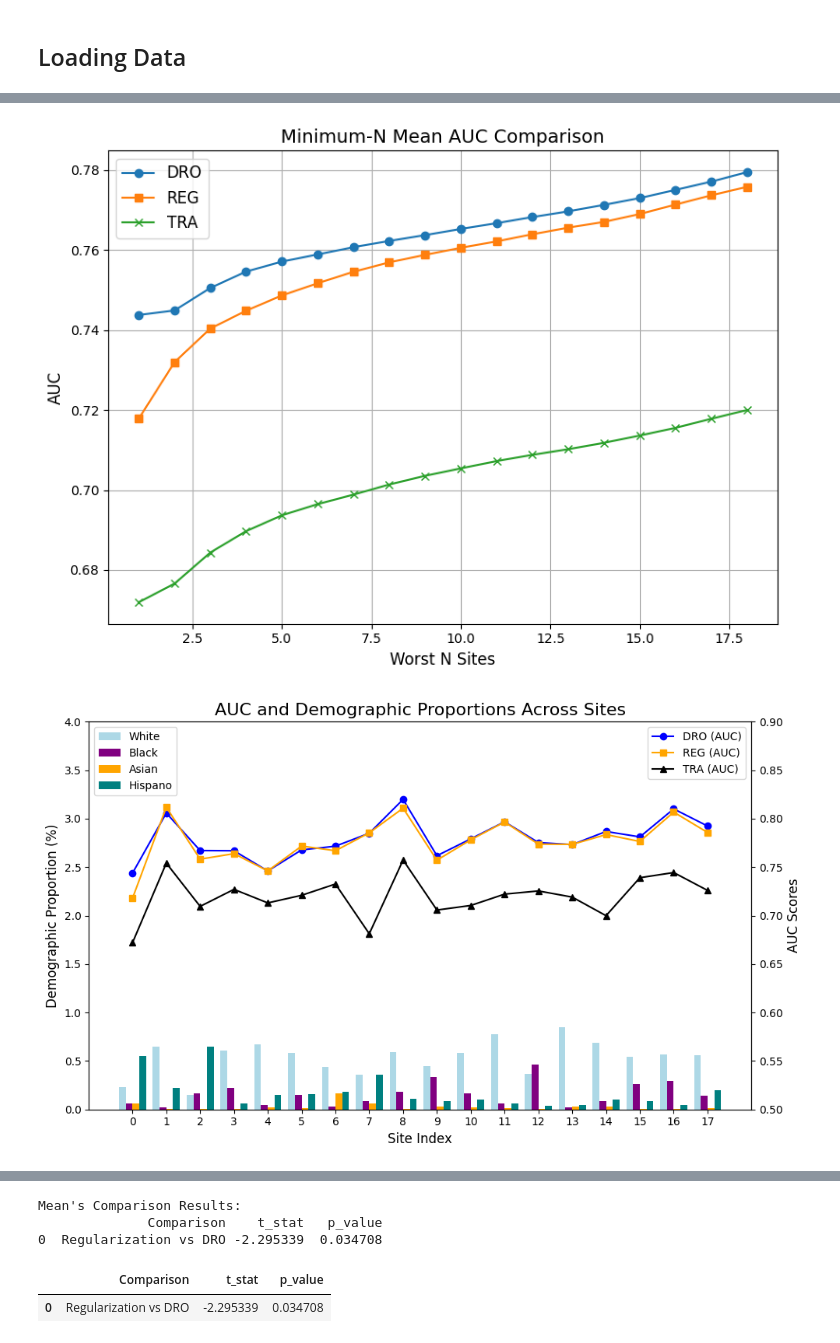
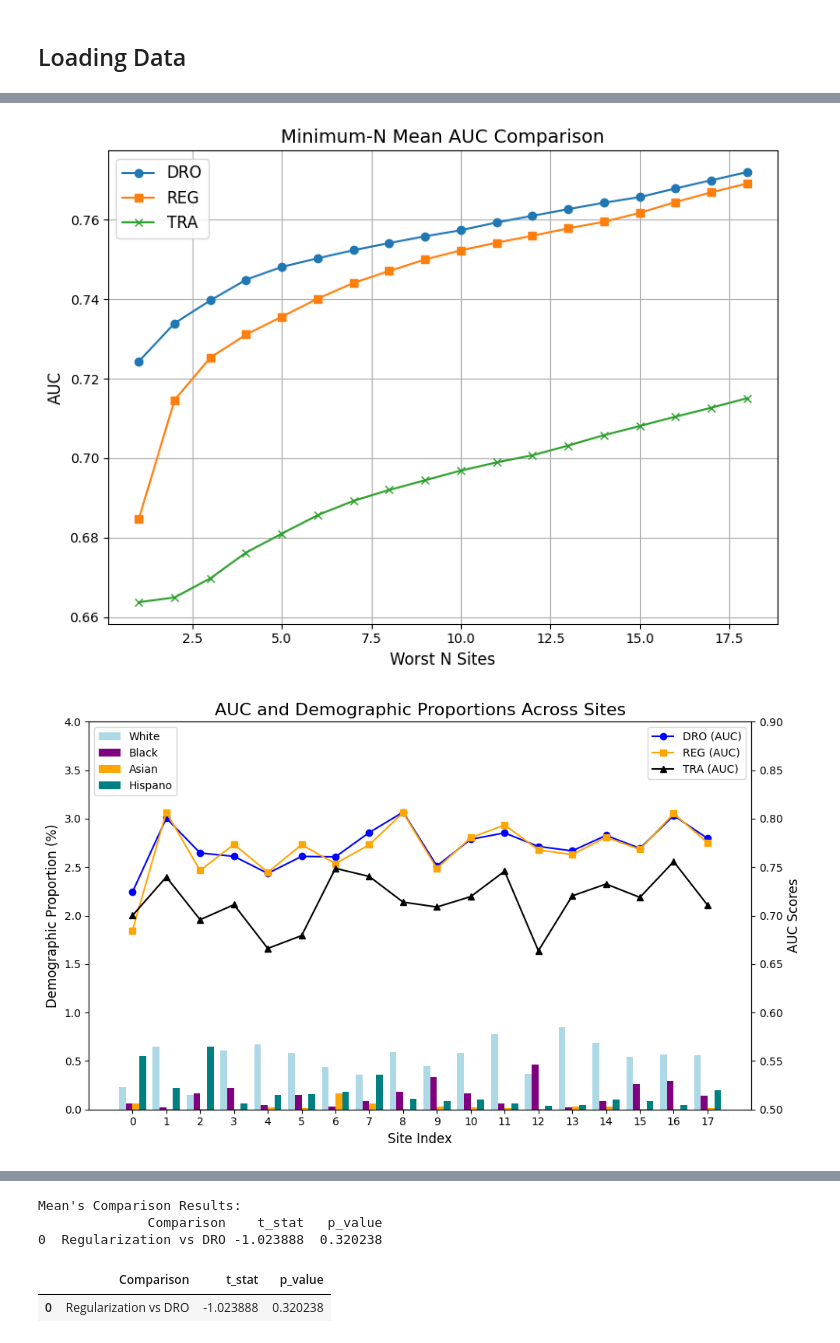
Before and after one commit to AllenGao1109/DRO_prediction, a Jupyter notebook: one_site_train_other_validate.ipynb, the cells around one changed output, grey strips where cells are left out. Drawn from its saved outputs; the diff is of its cells as text; code cells hidden in the pictures.

```diff
--- a/one_site_train_other_validate.ipynb
+++ b/one_site_train_other_validate.ipynb
@@ -170,23 +217,27 @@ DRO
 # %%
 from src.utils_plot import plot_auc_demographic_comparison
-hist_dro = dro_auc
-x_values = list(range(0, len(hist_dro) ))
+trad_auc = trad_results["auc_all"]
+reg_auc = reg_results["auc_all"]
+dro_auc = dro_results["auc_all"]
+reg_white = reg_results["auc_non_white"]
+dro_white = dro_results["auc_non_white"]
+x_values = list(range(0, len(dro_auc) ))
 bar_width = 0.2
 color = ['lightblue', 'purple', 'teal', 'orange', 'lightgray']
 plot_auc_demographic_comparison(
     trad_auc,
     reg_auc,
     dro_auc,
     reg_white,
     dro_white,
     white_proportion,
     black_proportion,
     asian_proportion,
     hispano_proportion,
     other_proportion,
     filtered_list,
     white_only=False
 )
 # %% [output]
-[figure, old version]
+[figure, new version]
-[figure, old version]
+[figure, new version]
@@ -194,5 +245,5 @@ plot_auc_demographic_comparison(
 Mean's Comparison Results:
               Comparison    t_stat   p_value
-0  Regularization vs DRO -2.295339  0.034708
+0  Regularization vs DRO -1.023888  0.320238
 |  | Comparison | t_stat | p_value |
-| 0 | Regularization vs DRO | -2.295339 | 0.034708 |
+| 0 | Regularization vs DRO | -1.023888 | 0.320238 |
```
Also changed, not shown: parts of 7 cells of this notebook, 6 other files.
